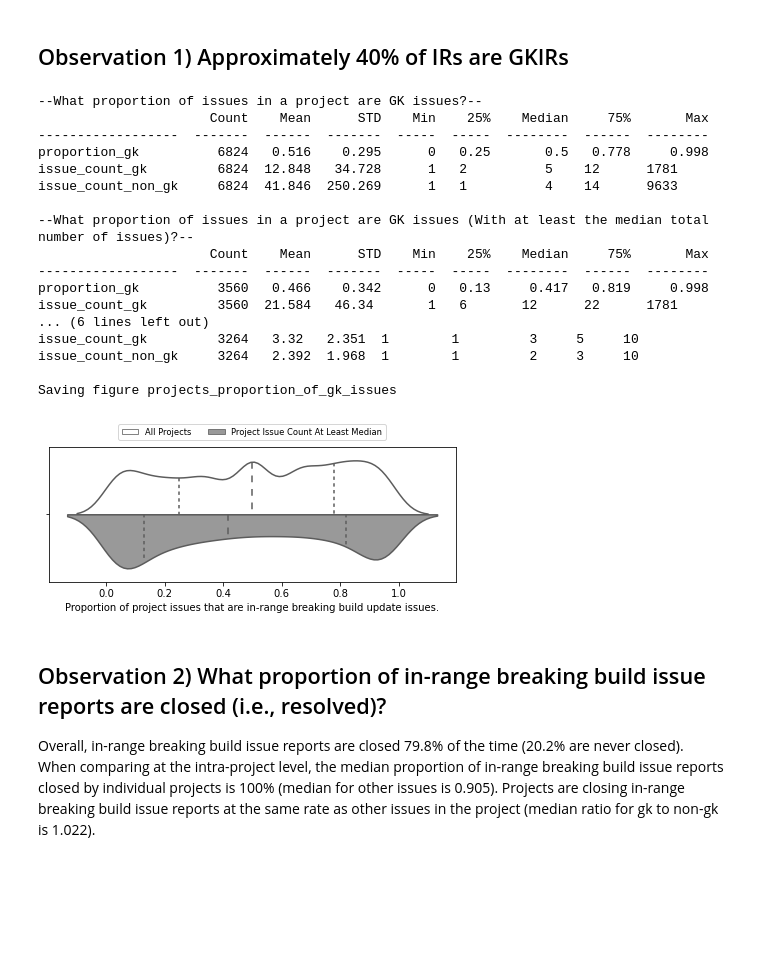
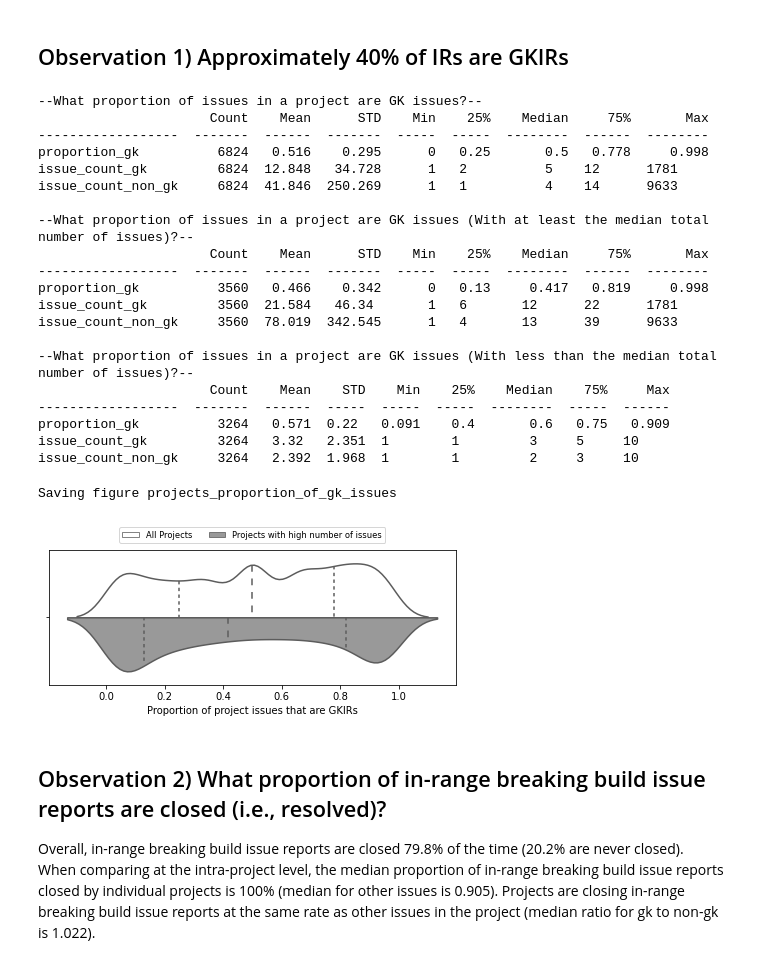
Before and after one commit to brombaut/GKIR_Analysis, a Jupyter notebook: data-analysis/1_1_issues.ipynb, the cells around one changed output. Drawn from its saved outputs; the diff is of its cells as text; code cells hidden in the pictures; blank space fills up the shorter version.

```diff
--- a/data-analysis/1_1_issues.ipynb
+++ b/data-analysis/1_1_issues.ipynb
@@ -370,73 +370,79 @@ for_plot = for_plot.append(
     })
 )
 for_plot['placeholder'] = ''
+# %%
+print('--What proportion of issues in a project are GK issues?--')
+tfns(
+    gk_to_non_gk_issue_counts,
+    ['proportion_gk', 'issue_count_gk', 'issue_count_non_gk'],
+    should_round=True
+)
+print('--What proportion of issues in a project are GK issues (With at least the median total number of issues)?--')
+tfns(
+    gk_to_non_gk_issue_counts[gk_to_non_gk_issue_counts['higher_than_median']],
+    ['proportion_gk', 'issue_count_gk', 'issue_count_non_gk'],
+    should_round=True
+)
+print('--What proportion of issues in a project are GK issues (With less than the median total number of issues)?--')
+tfns(
+    gk_to_non_gk_issue_counts[~gk_to_non_gk_issue_counts['higher_than_median']],
+    ['proportion_gk', 'issue_count_gk', 'issue_count_non_gk'],
+    should_round=True
+)
+# %% [output]
+--What proportion of issues in a project are GK issues?--
+                      Count    Mean      STD    Min    25%    Median     75%       Max
+------------------  -------  ------  -------  -----  -----  --------  ------  --------
+proportion_gk          6824   0.516    0.295      0   0.25       0.5   0.778     0.998
+issue_count_gk         6824  12.848   34.728      1   2          5    12      1781
+issue_count_non_gk     6824  41.846  250.269      1   1          4    14      9633
+
+--What proportion of issues in a project are GK issues (With at least the median total number of issues)?--
+                      Count    Mean      STD    Min    25%    Median     75%       Max
+------------------  -------  ------  -------  -----  -----  --------  ------  --------
+proportion_gk          3560   0.466    0.342      0   0.13     0.417   0.819     0.998
+issue_count_gk         3560  21.584   46.34       1   6       12      22      1781
+issue_count_non_gk     3560  78.019  342.545      1   4       13      39      9633
+
+--What proportion of issues in a project are GK issues (With less than the median total number of issues)?--
+                      Count    Mean    STD    Min    25%    Median    75%     Max
+------------------  -------  ------  -----  -----  -----  --------  -----  ------
+proportion_gk          3264   0.571  0.22   0.091    0.4       0.6   0.75   0.909
+issue_count_gk         3264   3.32   2.351  1        1         3     5     10
+issue_count_non_gk     3264   2.392  1.968  1        1         2     3     10
 # %%
 fig, ax = plt.subplots(nrows=1, ncols=1, figsize=(6,3))
 sns.violinplot(
     data=for_plot,
     x='proportion_gk',
     y='placeholder',
     hue='higher_than_median',
     split=True,
     inner='quartile',
     palette=['1', '0.6'],
     scale='width',
 )
 ax.set_ylabel('')
-ax.set_xlabel('Proportion of project issues that are in-range breaking build update issues.')
+ax.set_xlabel('Proportion of project issues that are GKIRs')
 ax.legend(
     title='',
 )
 L = plt.legend(
     loc='upper center',
     fontsize='small',
     fancybox=True,
     bbox_to_anchor=(0.5,1.2),
     ncol=2
 )
 
 L.get_texts()[0].set_text('All Projects')
-L.get_texts()[1].set_text('Project Issue Count At Least Median')
-print('--What proportion of issues in a project are GK issues?--')
-tfns(
-    gk_to_non_gk_issue_counts,
-    ['proportion_gk', 'issue_count_gk', 'issue_count_non_gk'],
-    should_round=True
-)
-print('--What proportion of issues in a project are GK issues (With at least the median total number of issues)?--')
-tfns(
-    gk_to_non_gk_issue_counts[gk_to_non_gk_issue_counts['higher_than_median']],
-    ['proportion_gk', 'issue_count_gk', 'issue_count_non_gk'],
-    should_round=True
-)
-print('--What proportion of issues in a project are GK issues (With less than the median total number of issues)?--')
-tfns(
-    gk_to_non_gk_issue_counts[~gk_to_non_gk_issue_counts['higher_than_median']],
-    ['proportion_gk', 'issue_count_gk', 'issue_count_non_gk'],
-    should_round=True
-)
+L.get_texts()[1].set_text('Projects with high number of issues')
 
 save_fig('projects_proportion_of_gk_issues')
 plt.show()
 # %% [output]
---What proportion of issues in a project are GK issues?--
-                      Count    Mean      STD    Min    25%    Median     75%       Max
-------------------  -------  ------  -------  -----  -----  --------  ------  --------
-proportion_gk          6824   0.516    0.295      0   0.25       0.5   0.778     0.998
-issue_count_gk         6824  12.848   34.728      1   2          5    12      1781
-issue_count_non_gk     6824  41.846  250.269      1   1          4    14      9633
-
---What proportion of issues in a project are GK issues (With at least the median total number of issues)?--
-                      Count    Mean      STD    Min    25%    Median     75%       Max
-------------------  -------  ------  -------  -----  -----  --------  ------  --------
-proportion_gk          3560   0.466    0.342      0   0.13     0.417   0.819     0.998
-issue_count_gk         3560  21.584   46.34       1   6       12      22      1781
-... (6 lines left out)
-issue_count_gk         3264   3.32   2.351  1        1         3     5     10
-issue_count_non_gk     3264   2.392  1.968  1        1         2     3     10
-
 Saving figure projects_proportion_of_gk_issues
-[figure, old version]
+[figure, new version]
 # %% [markdown]
 <h2>Observation 2) What proportion of in-range breaking build issue reports are closed (i.e., resolved)?</h2>
 <p>
```
Also changed, not shown: 6 other files.
